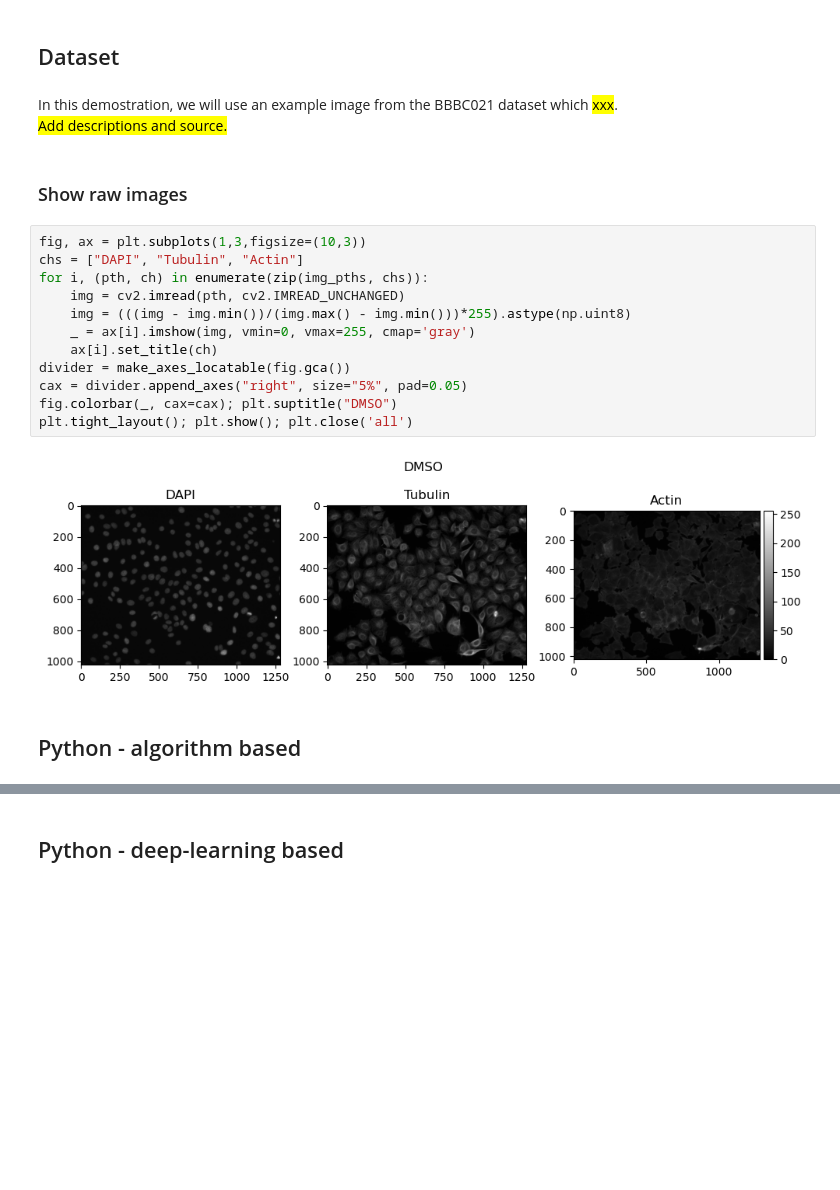
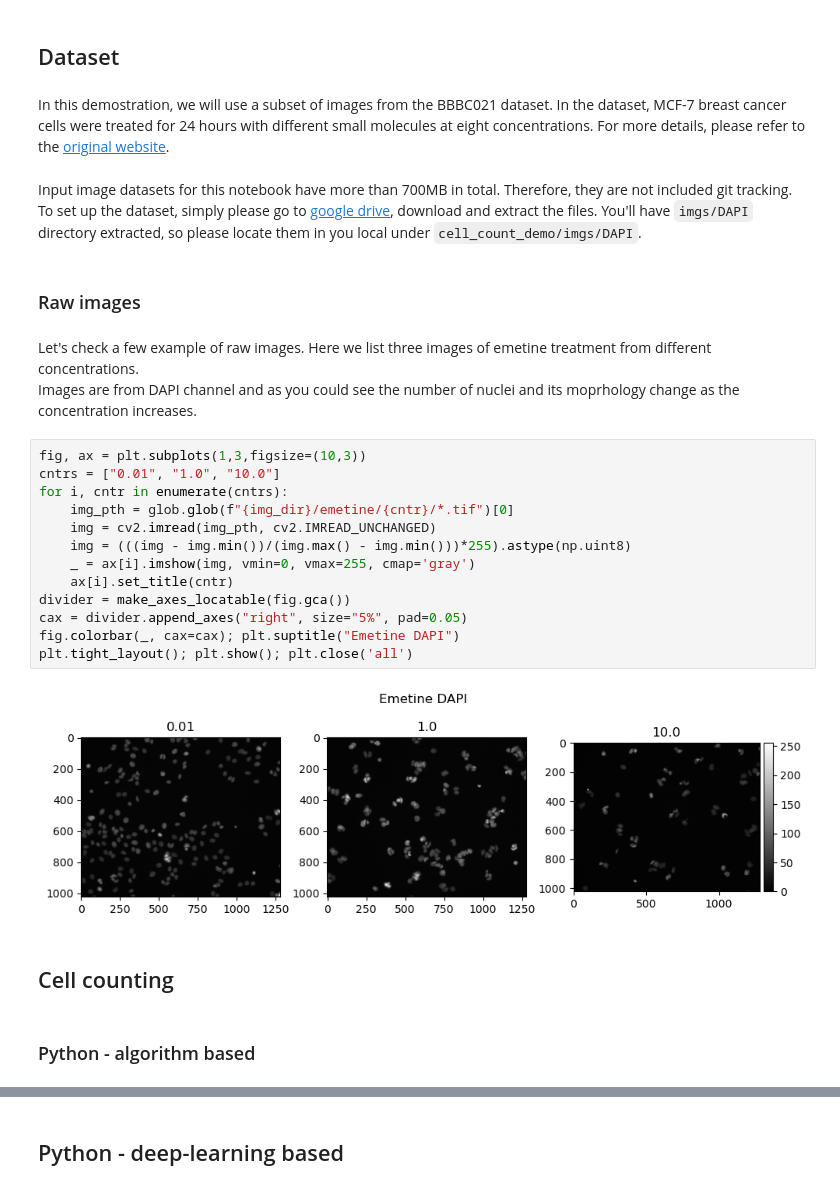
Before and after one commit to rsuzuki-cs/cell_count_demo, a Jupyter notebook: cell_count_demo.ipynb, the cells around one changed output, grey strips where cells are left out. Cells and saved outputs as stored; diff of their text form; blank space fills up the shorter version.

Commit message:
Finalizing the demo.

```diff
--- a/cell_count_demo.ipynb
+++ b/cell_count_demo.ipynb
@@ -39,23 +40,31 @@ img_pths
 # %% [markdown]
 ## Dataset
-# %% [markdown]
-In this demostration, we will use an example image from the BBBC021 dataset which <mark>xxx</mark>.
-<mark>Add descriptions and source.</mark>
+# %% [markdown]
+In this demostration, we will use a subset of images from the BBBC021 dataset. In the dataset, MCF-7 breast cancer cells were treated for 24 hours with different small molecules at eight concentrations. For more details, please refer to the [original website](https://bbbc.broadinstitute.org/BBBC021).
+# %% [markdown]
+Input image datasets for this notebook have more than 700MB in total. Therefore, they are not included git tracking.<br>
+To set up the dataset, simply please go to [google drive](https://drive.google.com/file/d/1JVsH4ppMGh87VnmPZBnpMsN0LbuWOwI7/view?usp=sharing), download and extract the files. You'll have `imgs/DAPI` directory extracted, so please locate them in you local under `cell_count_demo/imgs/DAPI`.
 # %% [markdown]
-### Show raw images
+### Raw images
+# %% [markdown]
+Let's check a few example of raw images. Here we list three images of emetine treatment from different concentrations.<br>
+Images are from DAPI channel and as you could see the number of nuclei and its moprhology change as the concentration increases.
 # %%
 fig, ax = plt.subplots(1,3,figsize=(10,3))
-chs = ["DAPI", "Tubulin", "Actin"]
-for i, (pth, ch) in enumerate(zip(img_pths, chs)):
-    img = cv2.imread(pth, cv2.IMREAD_UNCHANGED)
+cntrs = ["0.01", "1.0", "10.0"]
+for i, cntr in enumerate(cntrs):
+    img_pth = glob.glob(f"{img_dir}/emetine/{cntr}/*.tif")[0]
+    img = cv2.imread(img_pth, cv2.IMREAD_UNCHANGED)
     img = (((img - img.min())/(img.max() - img.min()))*255).astype(np.uint8)
     _ = ax[i].imshow(img, vmin=0, vmax=255, cmap='gray')
-    ax[i].set_title(ch)
+    ax[i].set_title(cntr)
 divider = make_axes_locatable(fig.gca())
 cax = divider.append_axes("right", size="5%", pad=0.05)
-fig.colorbar(_, cax=cax); plt.suptitle("DMSO")
+fig.colorbar(_, cax=cax); plt.suptitle("Emetine DAPI")
 plt.tight_layout(); plt.show(); plt.close('all')
 # %% [output]
-[figure, old version]
+[figure, new version]
+# %% [markdown]
+## Cell counting
 # %% [markdown]
-## Python - algorithm based
+### Python - algorithm based
```
Also changed, not shown: parts of 41 cells of this notebook, 6 other files.
